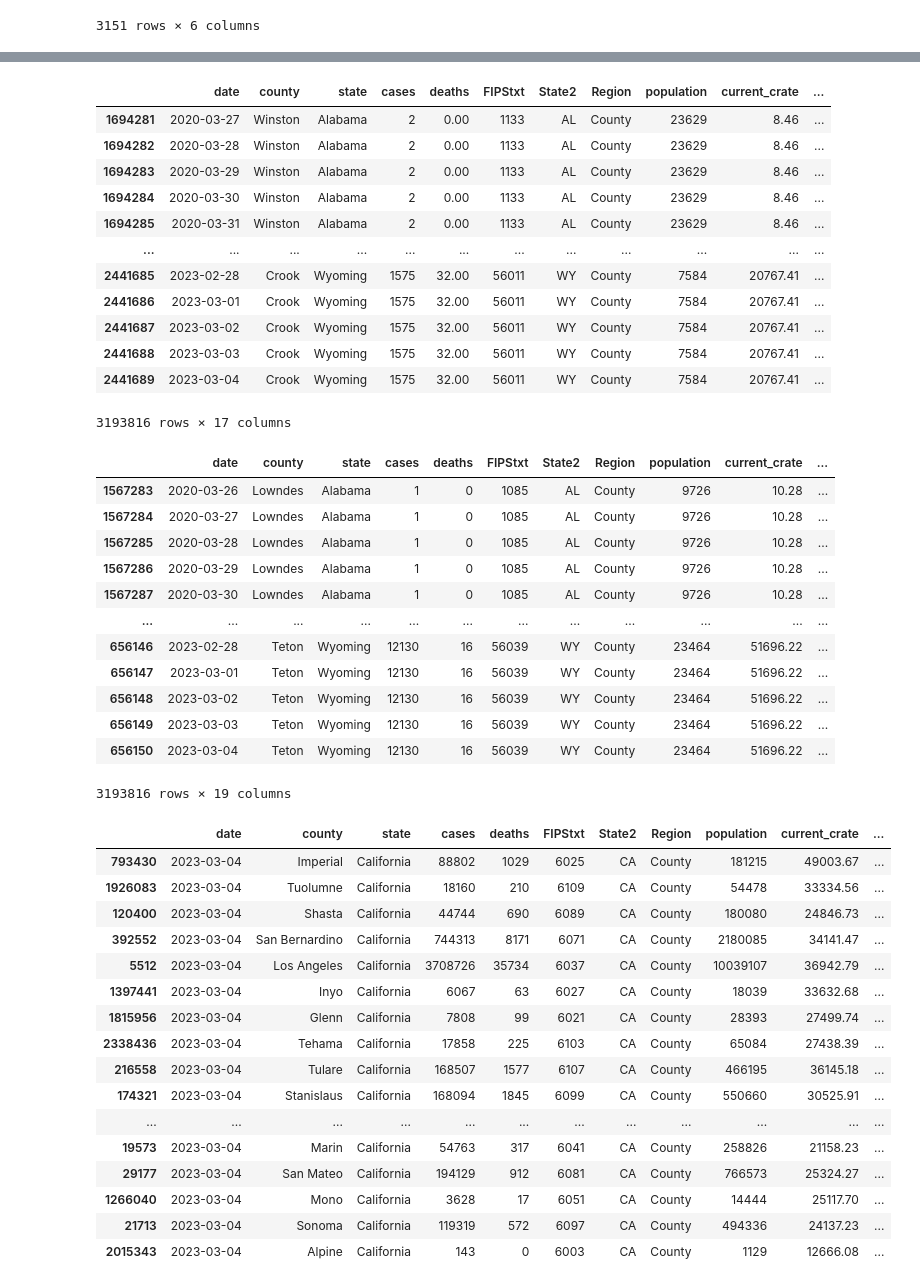
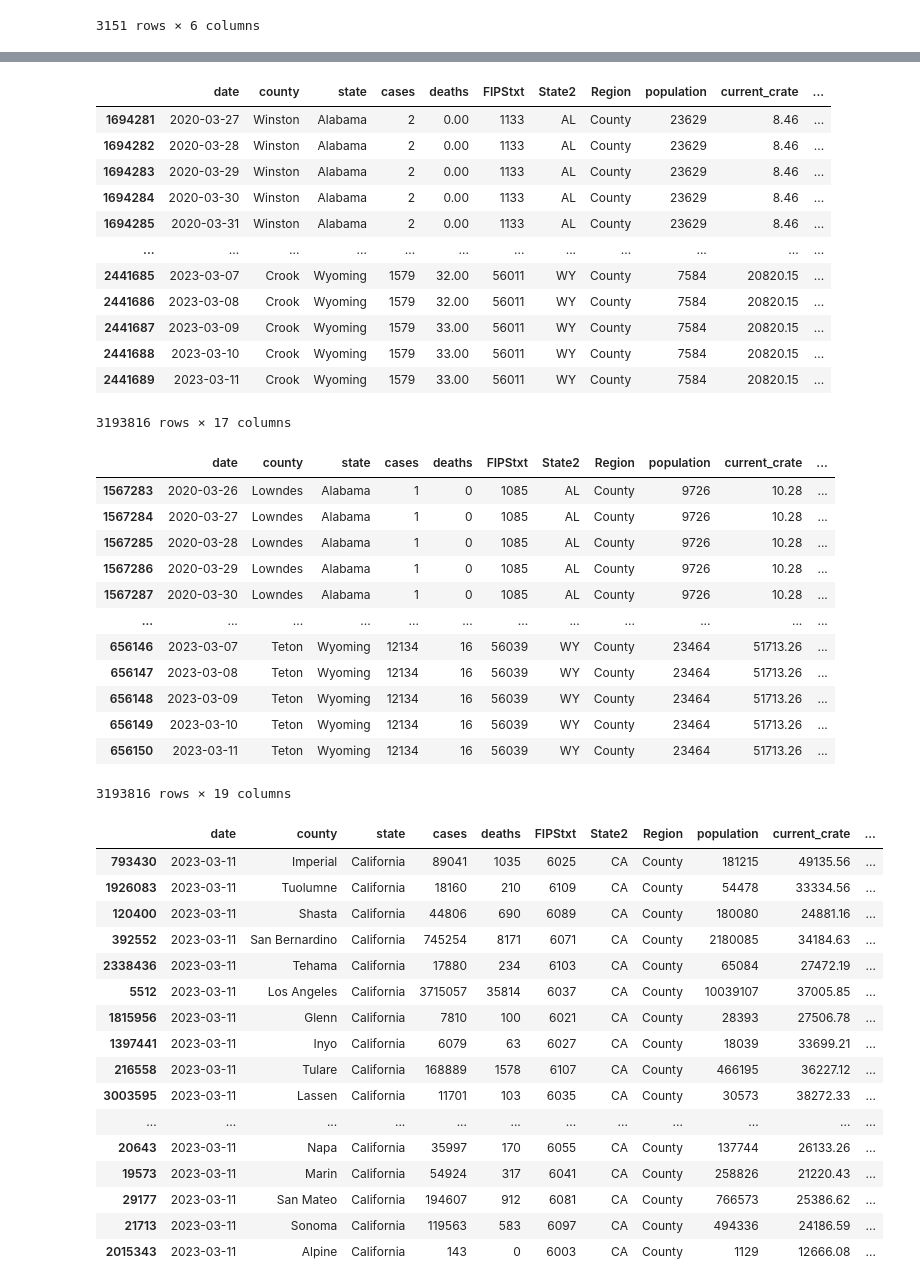
Before and after one commit to menlodoug/covid_crunching, a Jupyter notebook: pandas/COVID_USA.ipynb, the cells around one changed output, grey strips where cells are left out. Saved outputs shown, nothing was run; the diff lists cells and outputs as text; code cells hidden in the pictures.

```diff
--- a/pandas/COVID_USA.ipynb
+++ b/pandas/COVID_USA.ipynb
@@ -106,7 +106,7 @@ counties
 # %%
 # Isolate data from most current day.
 
-counties_us = counties[(counties['date'] == '2023-03-04') & (counties['Region'] == 'County')]
+counties_us = counties[(counties['date'] == '2023-03-11') & (counties['Region'] == 'County')]
 counties_us
 # %% [output]
 |  | date | county | state | cases | deaths | FIPStxt | State2 | Region | population | current_crate | ... |
@@ -227,11 +227,11 @@ usa
 | 1694284 | 2020-03-30 | Winston | Alabama | 2 | 0.00 | 1133 | AL | County | 23629 | 8.46 | ... |
 | 1694285 | 2020-03-31 | Winston | Alabama | 2 | 0.00 | 1133 | AL | County | 23629 | 8.46 | ... |
 | ... | ... | ... | ... | ... | ... | ... | ... | ... | ... | ... | ... |
-| 2441685 | 2023-02-28 | Crook | Wyoming | 1575 | 32.00 | 56011 | WY | County | 7584 | 20767.41 | ... |
-| 2441686 | 2023-03-01 | Crook | Wyoming | 1575 | 32.00 | 56011 | WY | County | 7584 | 20767.41 | ... |
-| 2441687 | 2023-03-02 | Crook | Wyoming | 1575 | 32.00 | 56011 | WY | County | 7584 | 20767.41 | ... |
-| 2441688 | 2023-03-03 | Crook | Wyoming | 1575 | 32.00 | 56011 | WY | County | 7584 | 20767.41 | ... |
-| 2441689 | 2023-03-04 | Crook | Wyoming | 1575 | 32.00 | 56011 | WY | County | 7584 | 20767.41 | ... |
+| 2441685 | 2023-03-07 | Crook | Wyoming | 1579 | 32.00 | 56011 | WY | County | 7584 | 20820.15 | ... |
+| 2441686 | 2023-03-08 | Crook | Wyoming | 1579 | 32.00 | 56011 | WY | County | 7584 | 20820.15 | ... |
+| 2441687 | 2023-03-09 | Crook | Wyoming | 1579 | 33.00 | 56011 | WY | County | 7584 | 20820.15 | ... |
+| 2441688 | 2023-03-10 | Crook | Wyoming | 1579 | 33.00 | 56011 | WY | County | 7584 | 20820.15 | ... |
+| 2441689 | 2023-03-11 | Crook | Wyoming | 1579 | 33.00 | 56011 | WY | County | 7584 | 20820.15 | ... |
 3193816 rows × 17 columns
 # %%
 # Break out daily death data from the New York Times csv that is cumulative in nature
@@ -249,11 +249,11 @@ usa
 | 1567286 | 2020-03-29 | Lowndes | Alabama | 1 | 0 | 1085 | AL | County | 9726 | 10.28 | ... |
 | 1567287 | 2020-03-30 | Lowndes | Alabama | 1 | 0 | 1085 | AL | County | 9726 | 10.28 | ... |
 | ... | ... | ... | ... | ... | ... | ... | ... | ... | ... | ... | ... |
-| 656146 | 2023-02-28 | Teton | Wyoming | 12130 | 16 | 56039 | WY | County | 23464 | 51696.22 | ... |
-| 656147 | 2023-03-01 | Teton | Wyoming | 12130 | 16 | 56039 | WY | County | 23464 | 51696.22 | ... |
-| 656148 | 2023-03-02 | Teton | Wyoming | 12130 | 16 | 56039 | WY | County | 23464 | 51696.22 | ... |
-| 656149 | 2023-03-03 | Teton | Wyoming | 12130 | 16 | 56039 | WY | County | 23464 | 51696.22 | ... |
-| 656150 | 2023-03-04 | Teton | Wyoming | 12130 | 16 | 56039 | WY | County | 23464 | 51696.22 | ... |
+| 656146 | 2023-03-07 | Teton | Wyoming | 12134 | 16 | 56039 | WY | County | 23464 | 51713.26 | ... |
+| 656147 | 2023-03-08 | Teton | Wyoming | 12134 | 16 | 56039 | WY | County | 23464 | 51713.26 | ... |
+| 656148 | 2023-03-09 | Teton | Wyoming | 12134 | 16 | 56039 | WY | County | 23464 | 51713.26 | ... |
+| 656149 | 2023-03-10 | Teton | Wyoming | 12134 | 16 | 56039 | WY | County | 23464 | 51713.26 | ... |
+| 656150 | 2023-03-11 | Teton | Wyoming | 12134 | 16 | 56039 | WY | County | 23464 | 51713.26 | ... |
 3193816 rows × 19 columns
 # %%
 # Export updated national data to csv for use in Tableau
@@ -262,26 +262,26 @@ usa.to_csv('daily_covid_us.csv', index=False)
 # %%
 # Filter California data to show only numbers for today
 
-counties_cal = usa[(usa['date'] == '2023-03-04') & (usa['state'] == 'California')]
+counties_cal = usa[(usa['date'] == '2023-03-11') & (usa['state'] == 'California')]
 counties_cal
 # %% [output]
 |  | date | county | state | cases | deaths | FIPStxt | State2 | Region | population | current_crate | ... |
-| 793430 | 2023-03-04 | Imperial | California | 88802 | 1029 | 6025 | CA | County | 181215 | 49003.67 | ... |
-| 1926083 | 2023-03-04 | Tuolumne | California | 18160 | 210 | 6109 | CA | County | 54478 | 33334.56 | ... |
-| 120400 | 2023-03-04 | Shasta | California | 44744 | 690 | 6089 | CA | County | 180080 | 24846.73 | ... |
-| 392552 | 2023-03-04 | San Bernardino | California | 744313 | 8171 | 6071 | CA | County | 2180085 | 34141.47 | ... |
-| 5512 | 2023-03-04 | Los Angeles | California | 3708726 | 35734 | 6037 | CA | County | 10039107 | 36942.79 | ... |
-| 1397441 | 2023-03-04 | Inyo | California | 6067 | 63 | 6027 | CA | County | 18039 | 33632.68 | ... |
-| 1815956 | 2023-03-04 | Glenn | California | 7808 | 99 | 6021 | CA | County | 28393 | 27499.74 | ... |
-| 2338436 | 2023-03-04 | Tehama | California | 17858 | 225 | 6103 | CA | County | 65084 | 27438.39 | ... |
-| 216558 | 2023-03-04 | Tulare | California | 168507 | 1577 | 6107 | CA | County | 466195 | 36145.18 | ... |
-| 174321 | 2023-03-04 | Stanislaus | California | 168094 | 1845 | 6099 | CA | County | 550660 | 30525.91 | ... |
+| 793430 | 2023-03-11 | Imperial | California | 89041 | 1035 | 6025 | CA | County | 181215 | 49135.56 | ... |
+| 1926083 | 2023-03-11 | Tuolumne | California | 18160 | 210 | 6109 | CA | County | 54478 | 33334.56 | ... |
+| 120400 | 2023-03-11 | Shasta | California | 44806 | 690 | 6089 | CA | County | 180080 | 24881.16 | ... |
+| 392552 | 2023-03-11 | San Bernardino | California | 745254 | 8171 | 6071 | CA | County | 2180085 | 34184.63 | ... |
+| 2338436 | 2023-03-11 | Tehama | California | 17880 | 234 | 6103 | CA | County | 65084 | 27472.19 | ... |
+| 5512 | 2023-03-11 | Los Angeles | California | 3715057 | 35814 | 6037 | CA | County | 10039107 | 37005.85 | ... |
+| 1815956 | 2023-03-11 | Glenn | California | 7810 | 100 | 6021 | CA | County | 28393 | 27506.78 | ... |
+| 1397441 | 2023-03-11 | Inyo | California | 6079 | 63 | 6027 | CA | County | 18039 | 33699.21 | ... |
+| 216558 | 2023-03-11 | Tulare | California | 168889 | 1578 | 6107 | CA | County | 466195 | 36227.12 | ... |
+| 3003595 | 2023-03-11 | Lassen | California | 11701 | 103 | 6035 | CA | County | 30573 | 38272.33 | ... |
 | ... | ... | ... | ... | ... | ... | ... | ... | ... | ... | ... | ... |
-| 19573 | 2023-03-04 | Marin | California | 54763 | 317 | 6041 | CA | County | 258826 | 21158.23 | ... |
-| 29177 | 2023-03-04 | San Mateo | California | 194129 | 912 | 6081 | CA | County | 766573 | 25324.27 | ... |
-| 1266040 | 2023-03-04 | Mono | California | 3628 | 17 | 6051 | CA | County | 14444 | 25117.70 | ... |
-| 21713 | 2023-03-04 | Sonoma | California | 119319 | 572 | 6097 | CA | County | 494336 | 24137.23 | ... |
-| 2015343 | 2023-03-04 | Alpine | California | 143 | 0 | 6003 | CA | County | 1129 | 12666.08 | ... |
+| 20643 | 2023-03-11 | Napa | California | 35997 | 170 | 6055 | CA | County | 137744 | 26133.26 | ... |
+| 19573 | 2023-03-11 | Marin | California | 54924 | 317 | 6041 | CA | County | 258826 | 21220.43 | ... |
+| 29177 | 2023-03-11 | San Mateo | California | 194607 | 912 | 6081 | CA | County | 766573 | 25386.62 | ... |
+| 21713 | 2023-03-11 | Sonoma | California | 119563 | 583 | 6097 | CA | County | 494336 | 24186.59 | ... |
+| 2015343 | 2023-03-11 | Alpine | California | 143 | 0 | 6003 | CA | County | 1129 | 12666.08 | ... |
 # %%
 # Show top 10 California counties based on largest current infection rate
 
```
Also changed, not shown: parts of 12 cells of this notebook, 32 other files.
